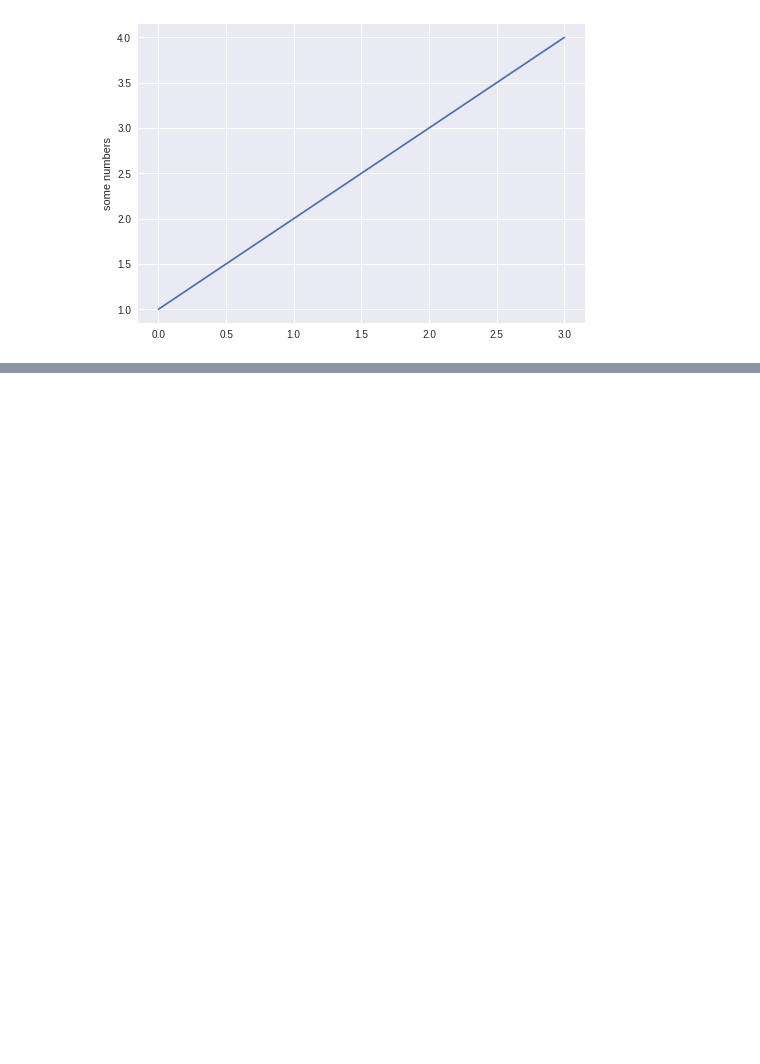
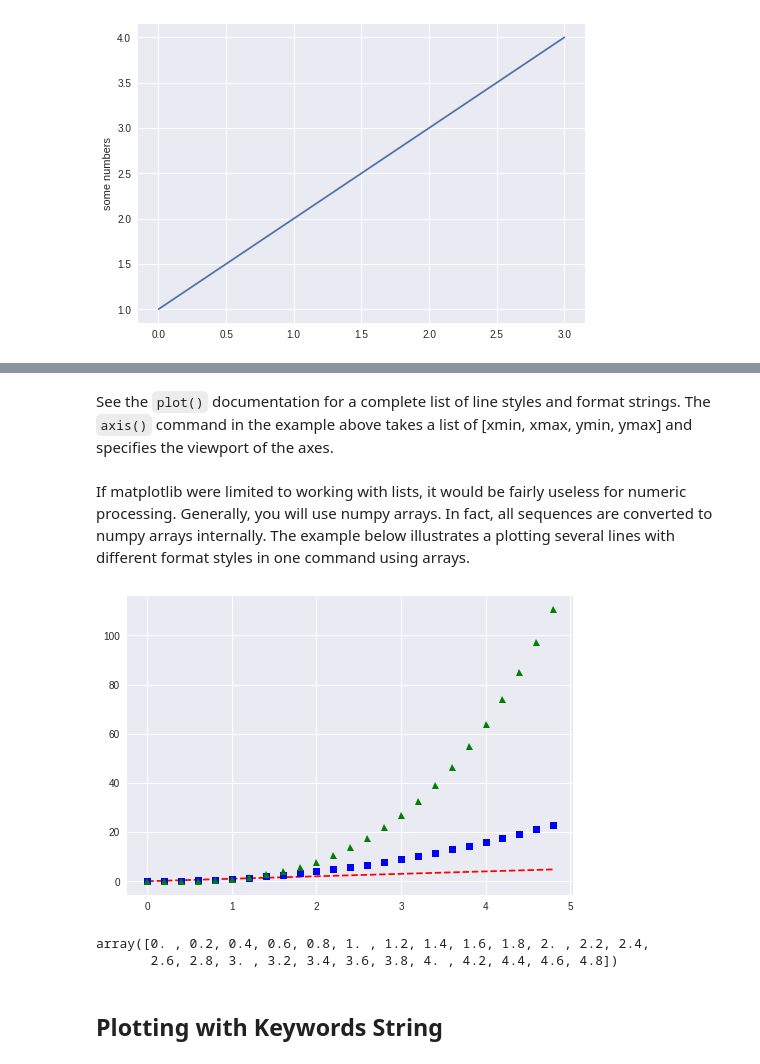
Before and after one commit to weiyunna/Data-Visualization, a Jupyter notebook: Matplotlib_Working_with_Pyplot.ipynb, the cells around one changed output, grey strips where cells are left out. Saved outputs shown, nothing was run; the diff lists cells and outputs as text; code cells hidden in the pictures; blank space fills up the shorter version.

```diff
--- a/Matplotlib_Working_with_Pyplot.ipynb
+++ b/Matplotlib_Working_with_Pyplot.ipynb
@@ -25,0 +45,22 @@ plt.show()
+# %% [markdown]
+See the `plot()` documentation for a complete list of line styles and format strings. The `axis()` command in the example above takes a list of [xmin, xmax, ymin, ymax] and specifies the viewport of the axes.
+# %% [markdown]
+If matplotlib were limited to working with lists, it would be fairly useless for numeric processing. Generally, you will use numpy arrays. In fact, all sequences are converted to numpy arrays internally. The example below illustrates a plotting several lines with different format styles in one command using arrays.
+# %%
+import numpy as np
+
+# evenly sampled time at 200ms intervals
+t = np.arange(0., 5., 0.2)
+
+# red dashes, blue squares and green triangles
+plt.plot(t, t, 'r--', t, t**2, 'bs', t, t**3, 'g^')
+plt.show()
+# %% [output]
+[figure, added]
+# %%
+t
+# %% [output]
+array([0. , 0.2, 0.4, 0.6, 0.8, 1. , 1.2, 1.4, 1.6, 1.8, 2. , 2.2, 2.4,
+       2.6, 2.8, 3. , 3.2, 3.4, 3.6, 3.8, 4. , 4.2, 4.4, 4.6, 4.8])
+# %% [markdown]
+## Plotting with Keywords String
```
Also changed, not shown: parts of 6 cells of this notebook.
